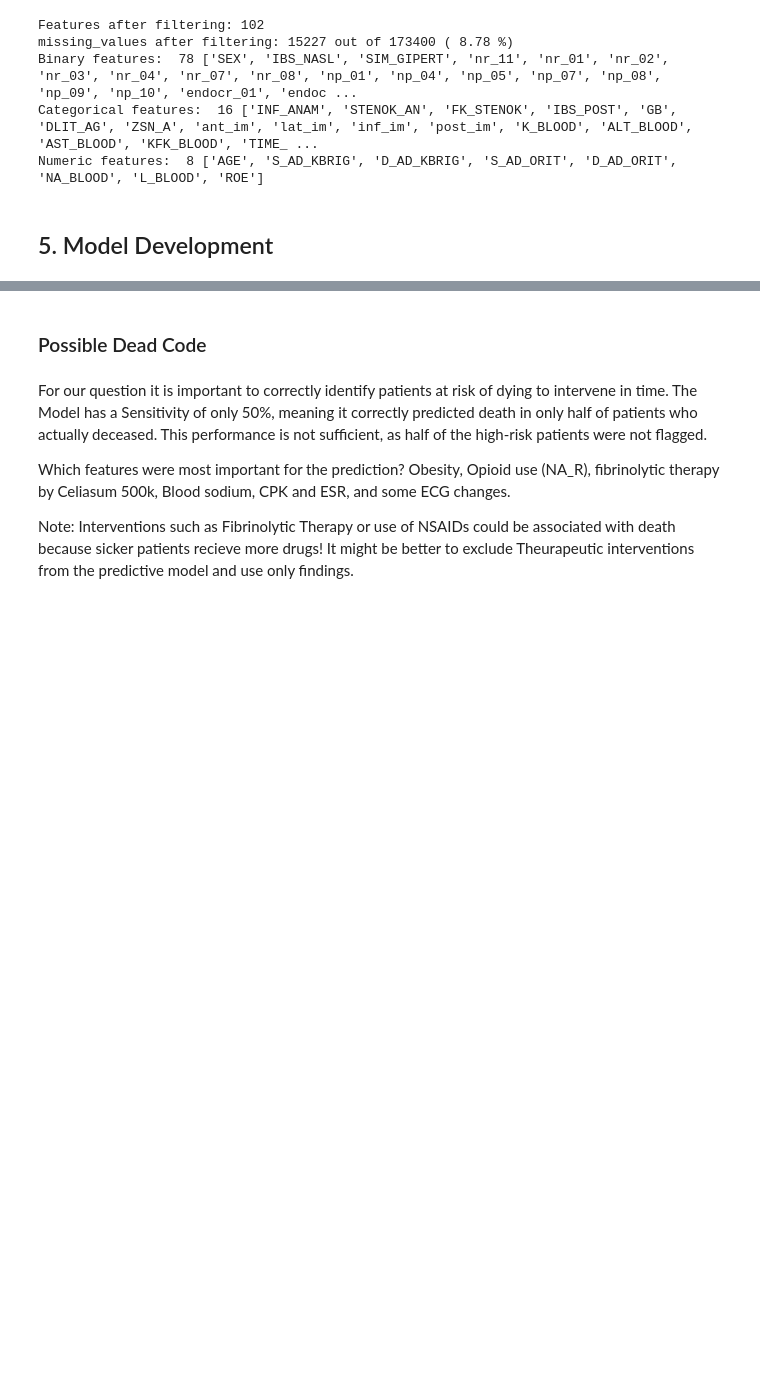
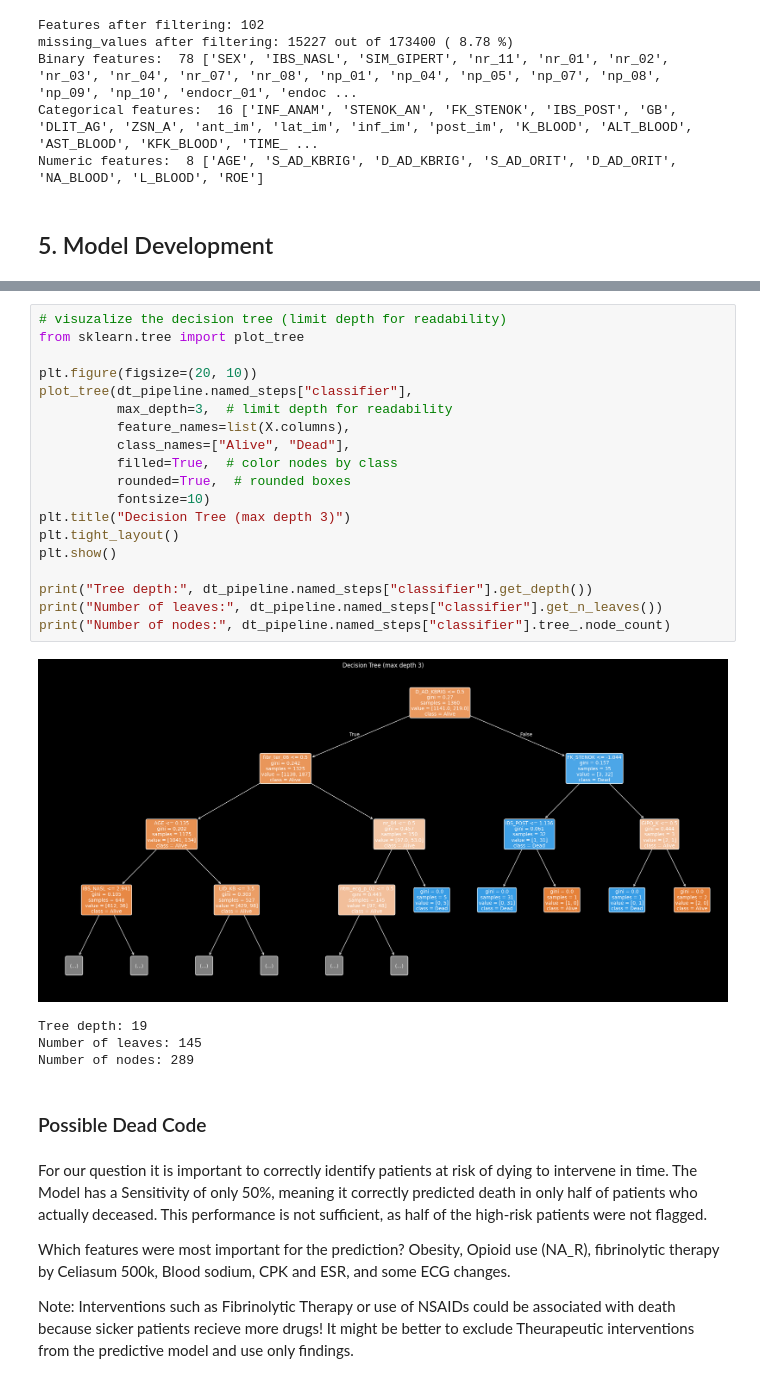
Before and after one commit to Clary1604/AMLHC_final_exam, a Jupyter notebook: MI_Complications.ipynb, the cells around one changed output, grey strips where cells are left out. Drawn from its saved outputs; the diff is of its cells as text; blank space fills up the shorter version.

Commit message:
edited markdown files and added DT visualization

```diff
--- a/MI_Complications.ipynb
+++ b/MI_Complications.ipynb
@@ -320,6 +322,30 @@ Feature Importances:
 78   fibr_ter_06    0.041455
 86     AST_BLOOD    0.029468
 98     GEPAR_S_n    0.027812
+# %%
+# visuzalize the decision tree (limit depth for readability)
+from sklearn.tree import plot_tree
+
+plt.figure(figsize=(20, 10))
+plot_tree(dt_pipeline.named_steps["classifier"],
+          max_depth=3,  # limit depth for readability
+          feature_names=list(X.columns),
+          class_names=["Alive", "Dead"],
+          filled=True,  # color nodes by class
+          rounded=True,  # rounded boxes
+          fontsize=10)
+plt.title("Decision Tree (max depth 3)")
+plt.tight_layout()
+plt.show()
+
+print("Tree depth:", dt_pipeline.named_steps["classifier"].get_depth())
+print("Number of leaves:", dt_pipeline.named_steps["classifier"].get_n_leaves())
+print("Number of nodes:", dt_pipeline.named_steps["classifier"].tree_.node_count)
+# %% [output]
+[figure, added]
+Tree depth: 19
+Number of leaves: 145
+Number of nodes: 289
 # %% [markdown]
 ### Possible Dead Code
 # %% [markdown]
```
Also changed, not shown: parts of 8 cells of this notebook.
